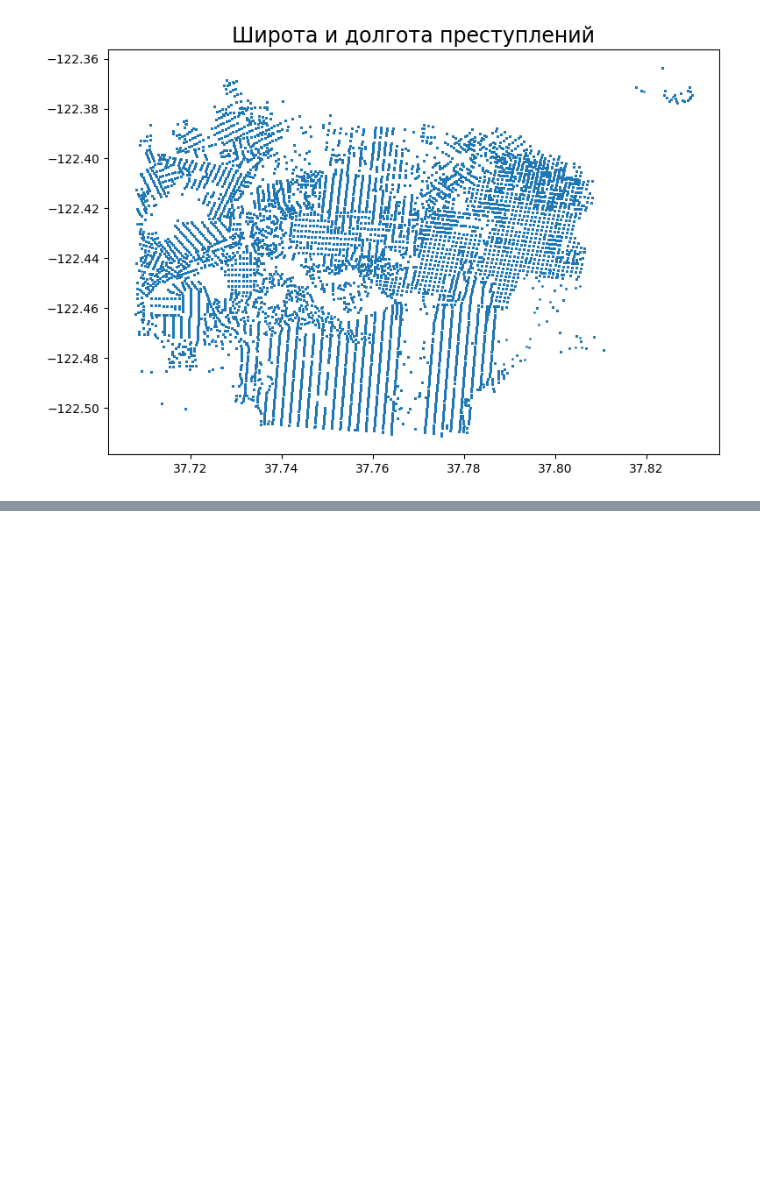
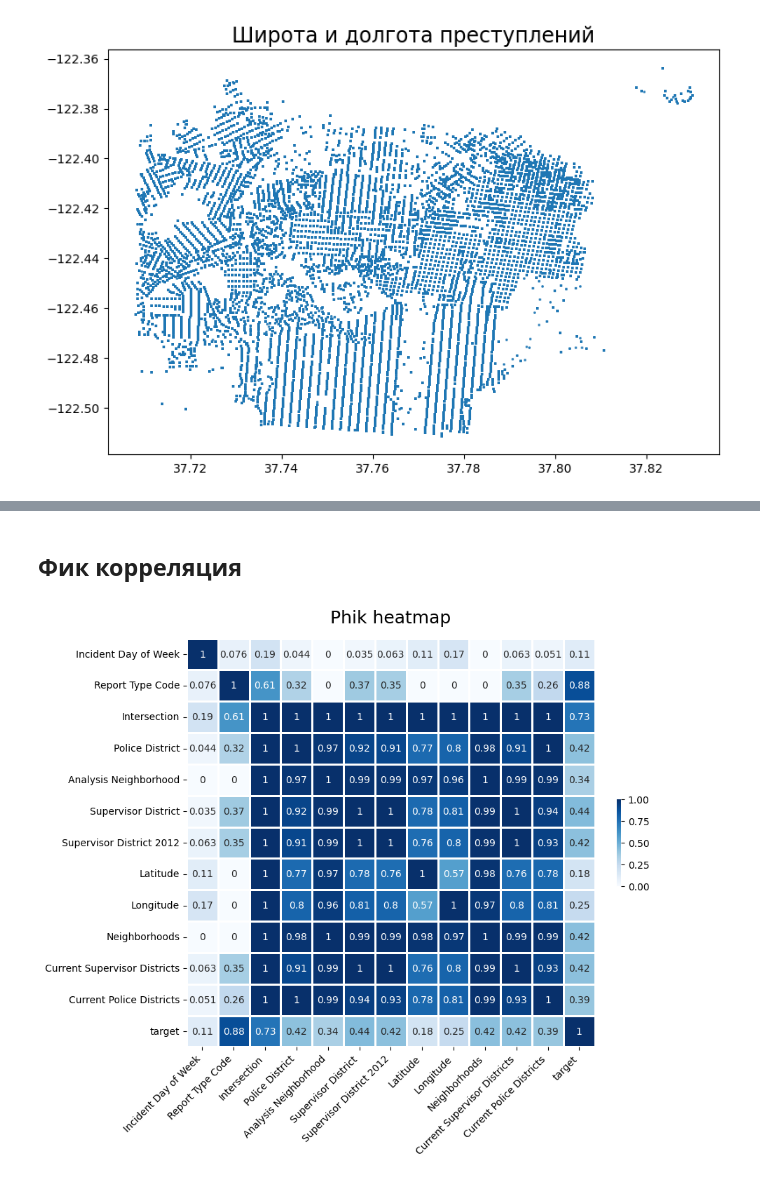
Before and after one commit to nmyaremenko/ML-competiton, a Jupyter notebook: notebook_valentin.ipynb, the cells around one changed output, grey strips where cells are left out. Saved outputs shown, nothing was run; the diff lists cells and outputs as text; code cells hidden in the pictures; blank space fills up the shorter version.

```diff
--- a/notebook_valentin.ipynb
+++ b/notebook_valentin.ipynb
@@ -95,0 +107,2 @@ plt.show()
+# %% [markdown]
+## Фик корреляция
@@ -96,33 +111,21 @@ plt.show()
+# %%
+dataset = df_train.drop(columns = ['Incident Datetime', 'Row ID']).sample(500)
+# %%
+phik_df = dataset.phik_matrix(interval_cols=['Latitude', 'Longitude'])
 # %%
-# фик корреляция с кат фичами
-import phik
-
 plt.figure(figsize=(8, 8))
-
-dataset = df_train.drop(columns = ['Incident Datetime', 'Row ID'])
-sotred_columns = (
-    dataset.phik_matrix(interval_cols=dataset.columns)
-    .round(2)
-    .sort_values("is_red", ascending=False, axis=1)
-    .columns
-)
-
-heatmap = sns.heatmap(
-    dataset.phik_matrix(interval_cols=dataset.columns)
-    .round(2)
-    .sort_values("is_red", ascending=False, axis=1)
-    .reindex(sotred_columns),
-    annot=True,
-    square=True,
-    cmap="Blues",
-    vmax=1,
-    vmin=0,
-    cbar_kws={"fraction": 0.01},  # shrink colour bar
-    linewidth=2,
-)
-
+heatmap = sns.heatmap(phik_df,
+                      annot=True,
+                        square=True,
+                        cmap="Blues",
+                        vmax=1,
+                        vmin=0,
+                        cbar_kws={"fraction": 0.01},  # shrink colour bar
+                        linewidth=2,)
 heatmap.set_xticklabels(
     heatmap.get_xticklabels(), rotation=45, horizontalalignment="right"
 )
-heatmap.set_title("Phik heatmap sorted by target", fontdict={"fontsize": 18}, pad=16)
+heatmap.set_title("Phik heatmap", fontdict={"fontsize": 18}, pad=16)
 plt.show()
+# %% [output]
+[figure, added]
```
Also changed, not shown: parts of 26 cells of this notebook, 2 other files.
